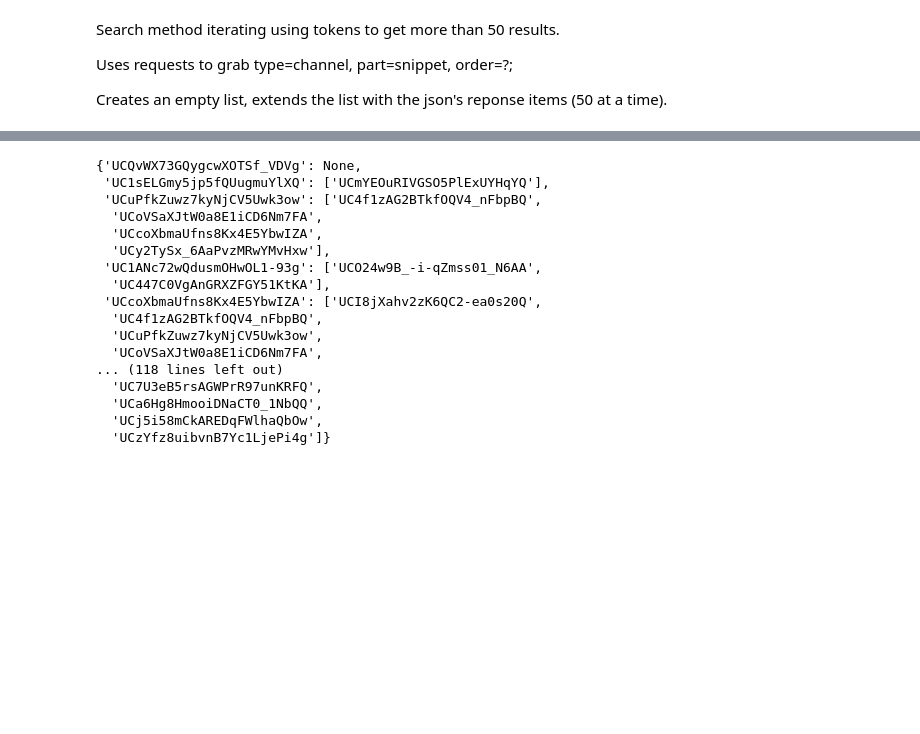
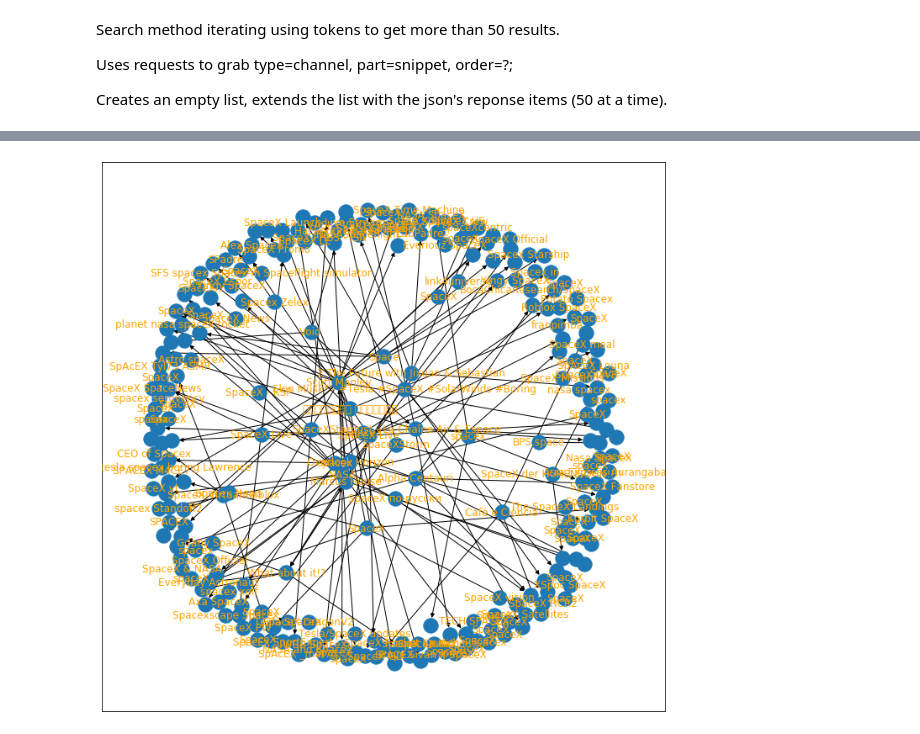
Before and after one commit to DanOvad/youtube-channel-analysis, a Jupyter notebook: youtube_data.ipynb, the cells around one changed output, grey strips where cells are left out. Drawn from its saved outputs; the diff is of its cells as text; code cells hidden in the pictures; blank space fills up the shorter version.

Commit message:
Updated channel query to work in batches, included networkX graphs

```diff
--- a/youtube_data.ipynb
+++ b/youtube_data.ipynb
@@ -96,19 +108,16 @@ def run_channel_list(channelId_list):
 # %%
-# Returns a list of dictionaries ready to be loaded into a dataframe
-# Transforms a list of json dictionaries into workable dictionaries for dataframe
-
-def extract_channel_details(details_list):
+def extract_channel_details(channel_resp):
     # Instantite empty channels details list for new dictionary format
     channel_details_list = list()
 
     # Loop over each channel's json dictionary in details_list
-    for channel in details_list:
+    for channel in channel_resp:
         # Instantiate new details dictionary; in series update the dictionary to include relevant details
         channel_details_dict = {}
         channel_details_dict.update(dict(id=channel['id']))
         channel_details_dict.update(channel['snippet'])
         channel_details_dict.update(channel['contentDetails'])
-        channel_details_dict.update(channel['topicDetails'])
+        #channel_details_dict.update(channel['topicDetails'])
         channel_details_dict.update(channel['status'])
         channel_details_dict.update(channel['statistics'])
         channel_details_dict.update(channel['brandingSettings']['channel'])
@@ -117,4 +126,7 @@ def extract_channel_details(details_list):
         channel_details_list.append(channel_details_dict)
     return channel_details_list
 
-#extract_channel_details(CHANNEL_DETAILS_LIST)
+#CHANNEL_DETAILS_LIST = extract_channel_details(CHANNEL_RESP)
+
+# Insert list of dictionaries into pandas dataframe
+#df = pd.DataFrame(CHANNEL_DETAILS_LIST)
@@ -121,15 +135,15 @@ def extract_channel_details(details_list):
 # %%
 # Request n number of channels from a youtube search
-CHANNEL_LIST = request_youtube_search_channels('Minecraft',20)
+CHANNEL_LIST = request_youtube_search_channels('SpaceX',150)
 
 # Retrieve Channel Ids from the list of dictionaries
 CHANNELID_LIST = [channel['snippet']['channelId'] for channel in CHANNEL_LIST]
 
 # Request details from each channel
-CHANNEL_DETAILS_LIST = run_channel_list(CHANNELID_LIST)
+CHANNEL_RESP = request_channel_list(CHANNELID_LIST)
 
 # Extract channel details to a list of dictionaries for pandas
-CHANNEL_DETAILS_LIST_CLEAN = extract_channel_details(CHANNEL_DETAILS_LIST)
+CHANNEL_DETAILS_LIST = extract_channel_details(CHANNEL_RESP)
 
 # Insert list of dictionaries into pandas dataframe
-df = pd.DataFrame(CHANNEL_DETAILS_LIST_CLEAN)
+DF = pd.DataFrame(CHANNEL_DETAILS_LIST)
@@ -165,20 +150,15 @@ True
-# %%
-{channel['id']:channel['featuredChannelsUrls'] if 'featuredChannelsUrls' in channel.keys() else None for channel in CHANNEL_DETAILS_LIST_CLEAN}
-# %% [output]
-{'UCQvWX73GQygcwXOTSf_VDVg': None,
- 'UC1sELGmy5jp5fQUugmuYlXQ': ['UCmYEOuRIVGSO5PlExUYHqYQ'],
- 'UCuPfkZuwz7kyNjCV5Uwk3ow': ['UC4f1zAG2BTkfOQV4_nFbpBQ',
-  'UCoVSaXJtW0a8E1iCD6Nm7FA',
-  'UCcoXbmaUfns8Kx4E5YbwIZA',
-  'UCy2TySx_6AaPvzMRwYMvHxw'],
- 'UC1ANc72wQdusmOHwOL1-93g': ['UCO24w9B_-i-qZmss01_N6AA',
-  'UC447C0VgAnGRXZFGY51KtKA'],
- 'UCcoXbmaUfns8Kx4E5YbwIZA': ['UCI8jXahv2zK6QC2-ea0s20Q',
-  'UC4f1zAG2BTkfOQV4_nFbpBQ',
-  'UCuPfkZuwz7kyNjCV5Uwk3ow',
-  'UCoVSaXJtW0a8E1iCD6Nm7FA',
-... (118 lines left out)
-  'UC7U3eB5rsAGWPrR97unKRFQ',
-  'UCa6Hg8HmooiDNaCT0_1NbQQ',
-  'UCj5i58mCkAREDqFWlhaQbOw',
-  'UCzYfz8uibvnB7Yc1LjePi4g']}
+# %%
+# Dictionary comprehension to create channelId:featuredChannelUrls data structure
+CHANNEL_NETWORK = {channel['id']:channel['featuredChannelsUrls'] if 'featuredChannelsUrls' in channel.keys() else [] for channel in CHANNEL_DETAILS_LIST}
+
+# Dict Comp to create channelId:Channelname data structure
+CHANNEL_NAMES = {channel['id']:channel['title'] if 'title' in channel.keys() else '' for channel in CHANNEL_DETAILS_LIST}
+# %%
+def graph_channels(channel_network, channel_names):
+    G = nx.DiGraph(channel_network)
+    plt.figure(figsize = (12,12))
+    nx.draw_networkx(G,
+                 with_labels=True,
+                 labels=CHANNEL_NAMES,
+                 font_size=12, font_color = 'orange')
+    return G
@@ -184,0 +167,4 @@ True
+# %%
+G = graph_channels(CHANNEL_NETWORK, CHANNEL_NAMES)
+# %% [output]
+[figure, added]
```
Also changed, not shown: parts of 21 cells of this notebook.
